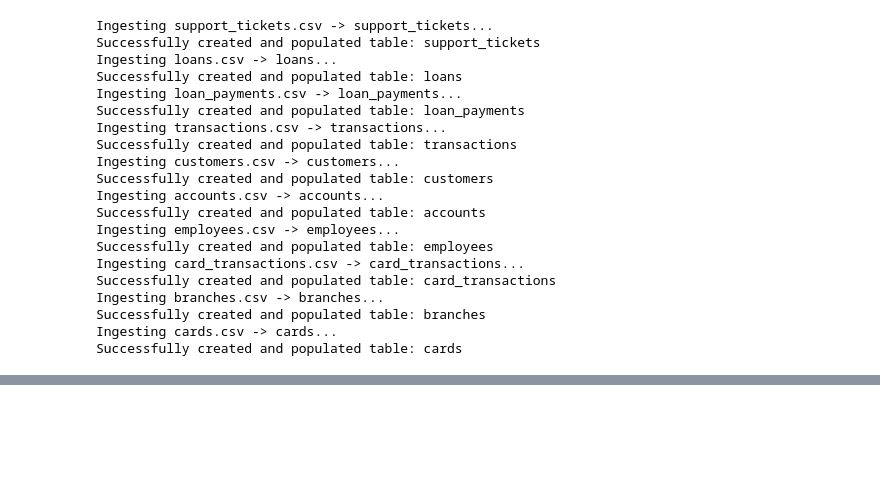
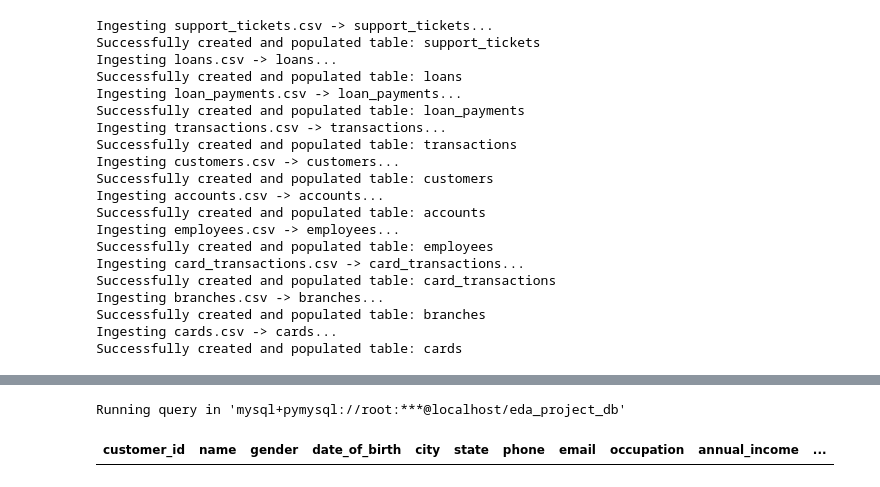
Before and after one commit to Kartika-Nidhi/Banking_Transaction_Analysis_SQL, a Jupyter notebook: BankingTransactions.ipynb, the cells around one changed output, grey strips where cells are left out. Saved outputs shown, nothing was run; the diff lists cells and outputs as text; code cells hidden in the pictures; blank space fills up the shorter version.

```diff
--- a/BankingTransactions.ipynb
+++ b/BankingTransactions.ipynb
@@ -130,0 +170,13 @@ Schema generated and saved to 'schema_dbml.txt'!
+# %%
+%%sql
+
+SELECT *
+FROM (
+    SELECT *,
+COUNT(*) OVER(PARTITION BY name, gender, date_of_birth) AS duplicate_count
+FROM customers
+)p
+WHERE duplicate_count > 1;
+# %% [output]
+Running query in 'mysql+pymysql://root:***@localhost/eda_project_db'
+| customer_id | name | gender | date_of_birth | city | state | phone | email | occupation | annual_income | ... |
```
Also changed, not shown: parts of 16 cells of this notebook.
